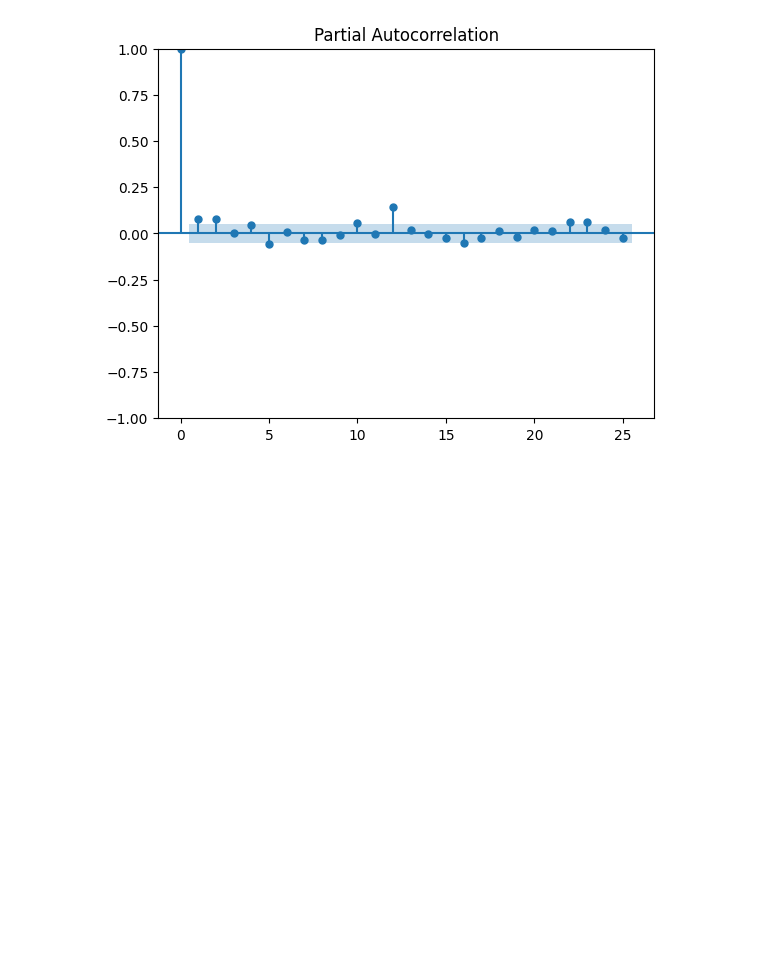
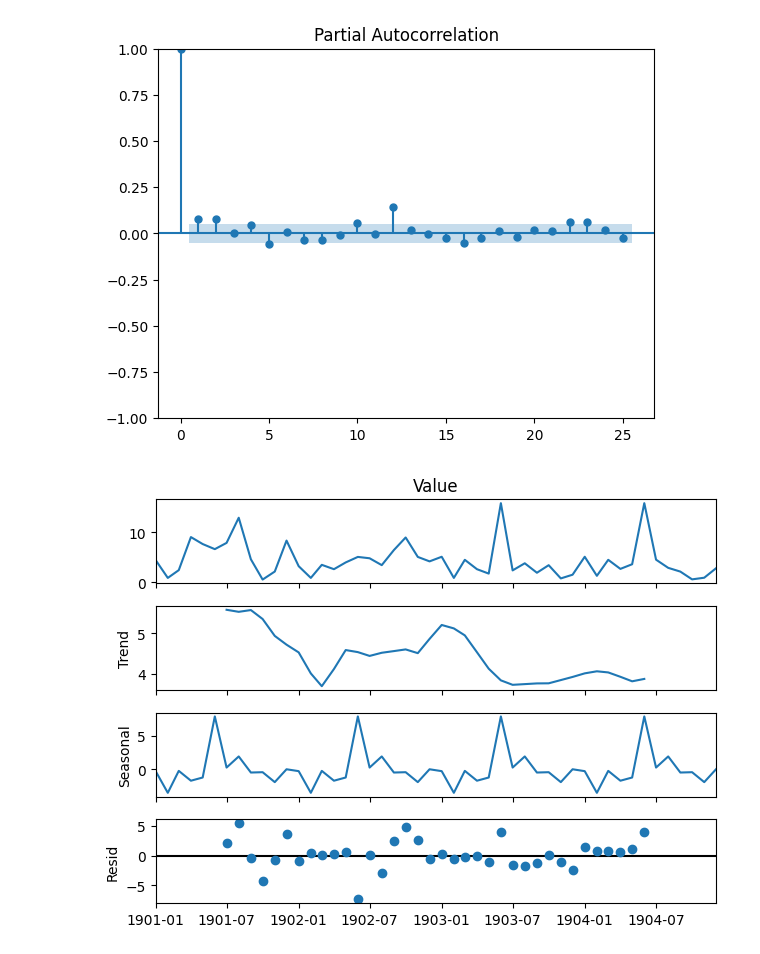
Before and after one commit to phipyao/ds4002-project-2, a Jupyter notebook: SCRIPTS/code.ipynb, the cells around one changed output. Drawn from its saved outputs; the diff is of its cells as text; code cells hidden in the pictures; blank space fills up the shorter version.

```diff
--- a/SCRIPTS/code.ipynb
+++ b/SCRIPTS/code.ipynb
@@ -251,6 +251,12 @@ plot_pacf(df_long['Value'], lags=25)
 [figure]
 [figure]
 [figure]
+# %%
+result = seasonal_decompose(df_long['Value'][:48], model='additive')
+result.plot()
+plt.show()
+# %% [output]
+[figure, added]
 # %%
 from statsmodels.tsa.arima.model import ARIMA
 
```
Also changed, not shown: parts of 6 cells of this notebook.
